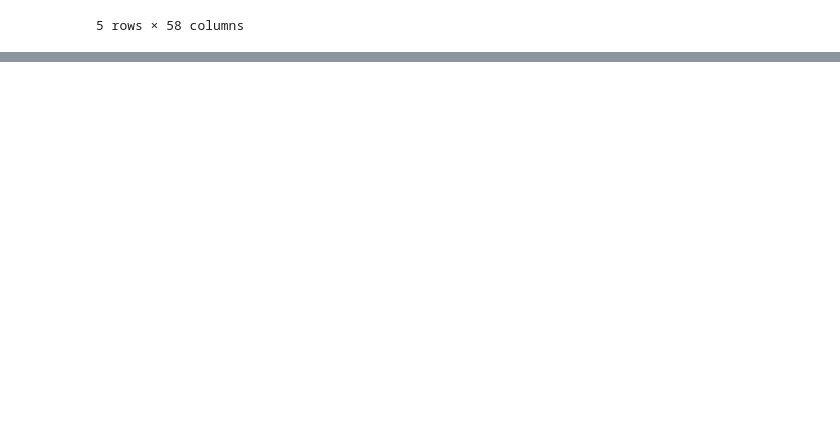
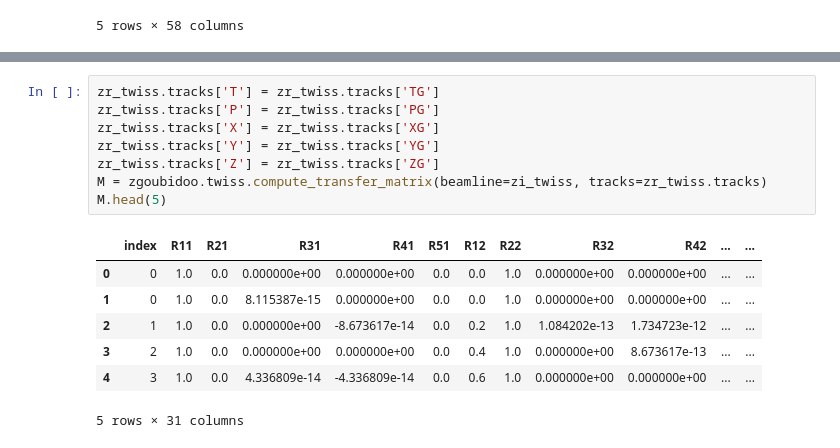
Before and after one commit to radiasoft/Zgoubi-Workshop, a Jupyter notebook: Zgoubidoo/Zgoubidoo tutorial.ipynb, the cells around one changed output, grey strips where cells are left out. Drawn from its saved outputs; the diff is of its cells as text; blank space fills up the shorter version.

```diff
--- a/Zgoubidoo/Zgoubidoo tutorial.ipynb
+++ b/Zgoubidoo/Zgoubidoo tutorial.ipynb
@@ -691,0 +884,16 @@ zr.tracks.head(5)
+# %%
+zr_twiss.tracks['T'] = zr_twiss.tracks['TG']
+zr_twiss.tracks['P'] = zr_twiss.tracks['PG']
+zr_twiss.tracks['X'] = zr_twiss.tracks['XG']
+zr_twiss.tracks['Y'] = zr_twiss.tracks['YG']
+zr_twiss.tracks['Z'] = zr_twiss.tracks['ZG']
+M = zgoubidoo.twiss.compute_transfer_matrix(beamline=zi_twiss, tracks=zr_twiss.tracks)
+M.head(5)
+# %% [output]
+|  | index | R11 | R21 | R31 | R41 | R51 | R12 | R22 | R32 | R42 | ... | ... |
+| 0 | 0 | 1.0 | 0.0 | 0.000000e+00 | 0.000000e+00 | 0.0 | 0.0 | 1.0 | 0.000000e+00 | 0.000000e+00 | ... | ... |
+| 1 | 0 | 1.0 | 0.0 | 8.115387e-15 | 0.000000e+00 | 0.0 | 0.0 | 1.0 | 0.000000e+00 | 0.000000e+00 | ... | ... |
+| 2 | 1 | 1.0 | 0.0 | 0.000000e+00 | -8.673617e-14 | 0.0 | 0.2 | 1.0 | 1.084202e-13 | 1.734723e-12 | ... | ... |
+| 3 | 2 | 1.0 | 0.0 | 0.000000e+00 | 0.000000e+00 | 0.0 | 0.4 | 1.0 | 0.000000e+00 | 8.673617e-13 | ... | ... |
+| 4 | 3 | 1.0 | 0.0 | 4.336809e-14 | -4.336809e-14 | 0.0 | 0.6 | 1.0 | 0.000000e+00 | 0.000000e+00 | ... | ... |
+5 rows × 31 columns
```
Also changed, not shown: parts of 35 cells of this notebook.
